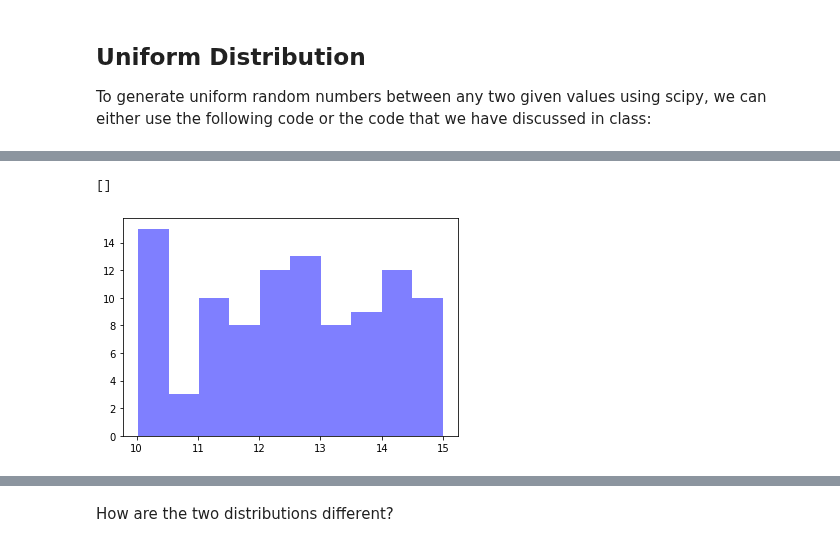
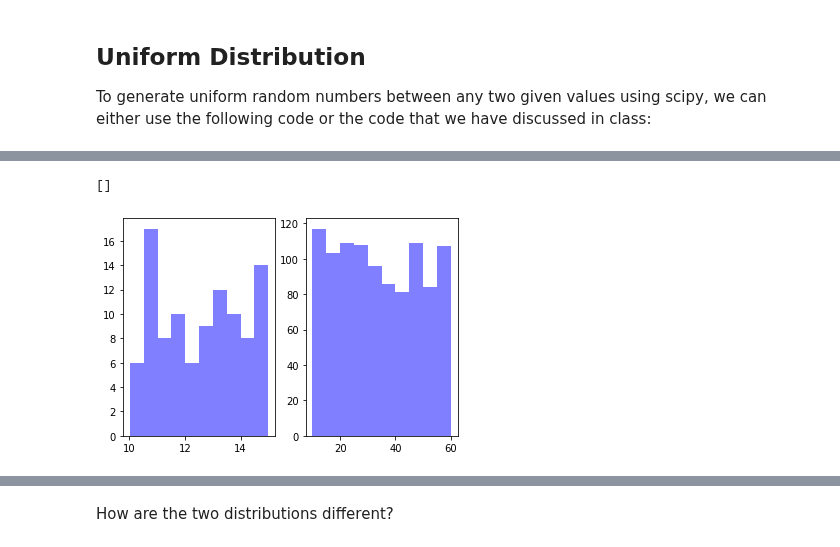
Before and after one commit to ironhack-datalabs/datamad0819, a Jupyter notebook: module-2/lab-continuous-probability-distribution/your-code/main.ipynb, the cells around one changed output, grey strips where cells are left out. Cells and saved outputs as stored; diff of their text form; code cells hidden in the pictures.

```diff
--- a/module-2/lab-continuous-probability-distribution/your-code/main.ipynb
+++ b/module-2/lab-continuous-probability-distribution/your-code/main.ipynb
@@ -56,11 +56,18 @@ set2=uniforNumbers(60,10,1000)
 # %%
 import numpy as np
 import matplotlib.mlab as mlab
 import matplotlib.pyplot as plt
 
+fig = plt.figure()
+
 num_bins = 10
+plt.subplot(1,2,1)
 n, bins, patches = plt.hist(set1, num_bins, facecolor='blue', alpha=0.5)
 plt.plot()
+
+plt.subplot(1,2,2)
+n, bins, patches = plt.hist(set2, num_bins, facecolor='blue', alpha=0.5)
+plt.plot()
 # %% [output]
 []
-[figure, old version]
+[figure, new version]
```
Also changed, not shown: parts of 12 cells of this notebook.
